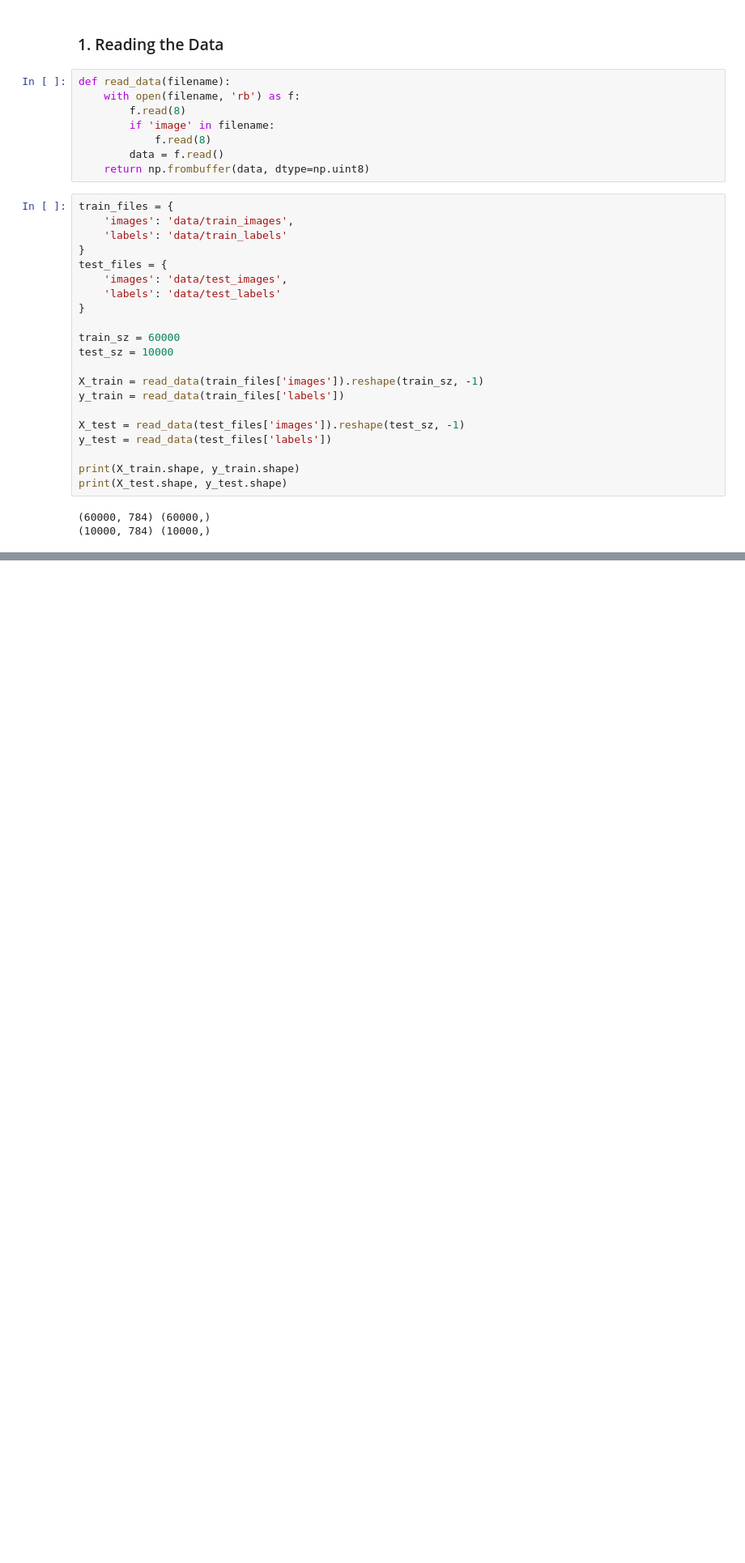
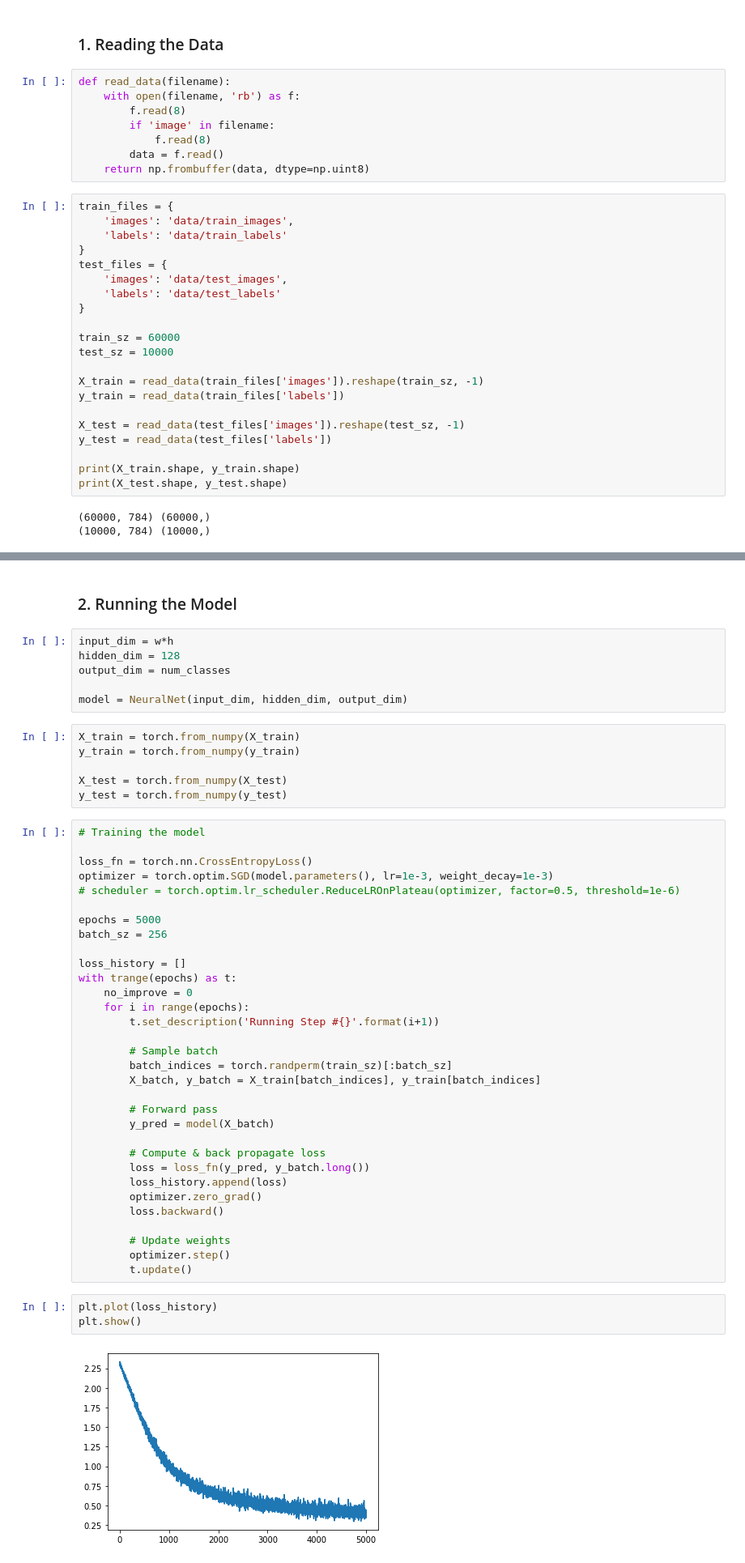
Before and after one commit to c0ld574rf15h/DL4fun, a Jupyter notebook: Vanilla_NN/MNIST/MNIST_pytorch.ipynb, the cells around one changed output, grey strips where cells are left out. Shown: that part at 81% size. Cells and saved outputs as stored; diff of their text form; blank space fills up the shorter version.

Commit message:
Added training process

```diff
--- a/Vanilla_NN/MNIST/MNIST_pytorch.ipynb
+++ b/Vanilla_NN/MNIST/MNIST_pytorch.ipynb
@@ -70,0 +78,51 @@ plt.show()
+# %% [markdown]
+### 2. Running the Model
+# %%
+input_dim = w*h
+hidden_dim = 128
+output_dim = num_classes
+
+model = NeuralNet(input_dim, hidden_dim, output_dim)
+# %%
+X_train = torch.from_numpy(X_train)
+y_train = torch.from_numpy(y_train)
+
+X_test = torch.from_numpy(X_test)
+y_test = torch.from_numpy(y_test)
+# %%
+# Training the model
+
+loss_fn = torch.nn.CrossEntropyLoss()
+optimizer = torch.optim.SGD(model.parameters(), lr=1e-3, weight_decay=1e-3)
+# scheduler = torch.optim.lr_scheduler.ReduceLROnPlateau(optimizer, factor=0.5, threshold=1e-6)
+
+epochs = 5000
+batch_sz = 256
+
+loss_history = []
+with trange(epochs) as t:
+    no_improve = 0
+    for i in range(epochs):
+        t.set_description('Running Step #{}'.format(i+1))
+
+        # Sample batch
+        batch_indices = torch.randperm(train_sz)[:batch_sz]
+        X_batch, y_batch = X_train[batch_indices], y_train[batch_indices]
+
+        # Forward pass
+        y_pred = model(X_batch)
+
+        # Compute & back propagate loss
+        loss = loss_fn(y_pred, y_batch.long())
+        loss_history.append(loss)
+        optimizer.zero_grad()
+        loss.backward()
+
+        # Update weights
+        optimizer.step()
+        t.update()
+# %%
+plt.plot(loss_history)
+plt.show()
+# %% [output]
+[figure, added]
```
Also changed, not shown: parts of 5 cells of this notebook.
